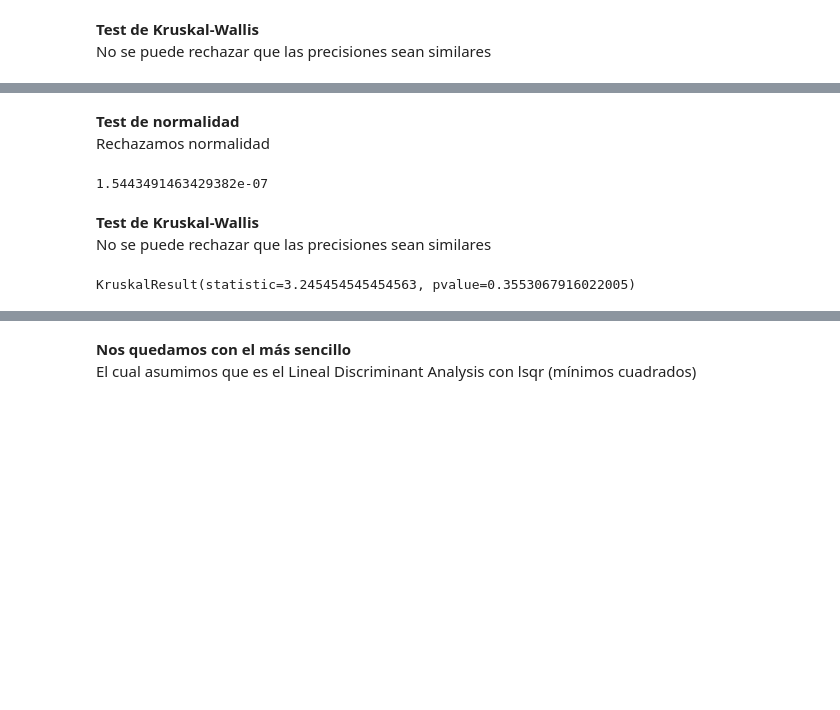
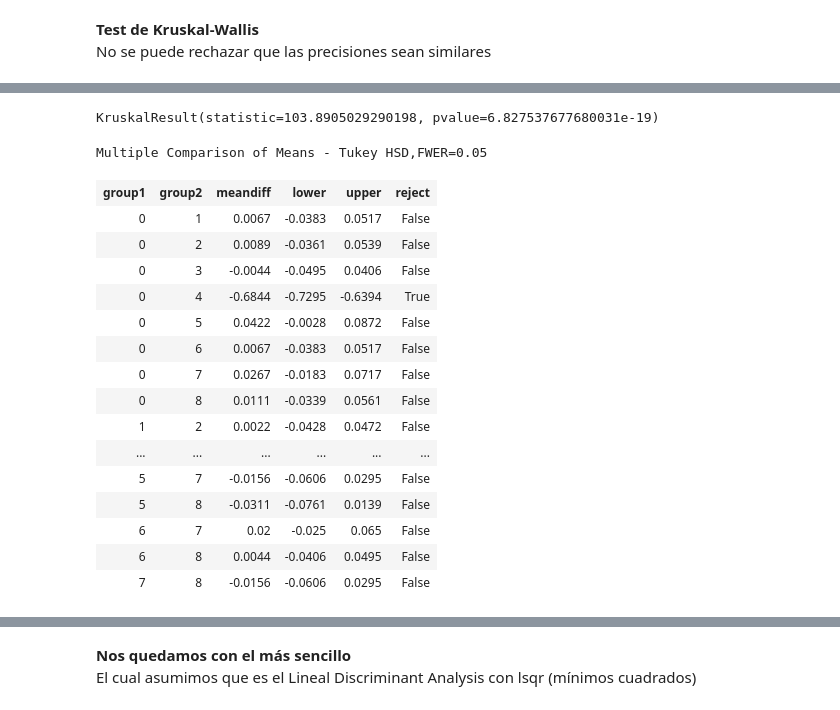
Before and after one commit to iagooteroc/int_computacional, a Jupyter notebook: p2.ipynb, the cells around one changed output, grey strips where cells are left out. Drawn from its saved outputs; the diff is of its cells as text; code cells hidden in the pictures; blank space fills up the shorter version.

```diff
--- a/p2.ipynb
+++ b/p2.ipynb
@@ -156,3 +201,17 @@ resultados_test = np.reshape(resultados_test,(30,3),order='F')
+# %%
+
+test_indices2 = []
+for _ in range(3):
+    for train_index, test_index in kf.split(X):
+        X_train, X_valid, y_train, y_valid = train_test_split(X[train_index],y[train_index],test_size=1/9)
+        test_indices2.append(test_index)
+        alg = QuadraticDiscriminantAnalysis(priors=np.array([1/3, 1/3, 1/3]))
+        alg.fit(X_train, y_train)
+        resultados_train.append(alg.score(X_train, y_train))
+        resultados_valid.append(alg.score(X_valid, y_valid))
+res_train = np.hstack((res_train, np.array(resultados_train,ndmin=2).T))
+res_valid = np.hstack((res_valid, np.array(resultados_valid,ndmin=2).T))
+test_indices.append(test_indices2)
 # %% [markdown]
 **Test de normalidad**
 Rechazamos normalidad
@@ -178,29 +227,27 @@ KruskalResult(statistic=3.2040000000000193, pvalue=0.20149312848263937)
-# %%
-kf = KFold(n_splits=10)
-resultados_trainq = []
-resultados_testq = []
-for _ in range(3):
-    for train_index, test_index in kf.split(X):
-        X_train, X_test = X[train_index], X[test_index]
-        y_train, y_test = y[train_index], y[test_index]
-        alg = QuadraticDiscriminantAnalysis(priors=np.array([1/3, 1/3, 1/3]))
-        alg.fit(X_train, y_train)
-        resultados_trainq.append(alg.score(X_train, y_train))
-        resultados_testq.append(alg.score(X_test, y_test))
-# %% [markdown]
-**Test de normalidad**
-Rechazamos normalidad
-# %%
-print(stats.shapiro(resultados_testq)[1])
-# %% [output]
-1.5443491463429382e-07
-# %% [markdown]
-**Test de Kruskal-Wallis**
-No se puede rechazar que las precisiones sean similares
-# %%
-print(stats.kruskal(resultados_test[:,0],
-                    resultados_test[:,1],
-                    resultados_test[:,2],
-                    resultados_testq))
-# %% [output]
-KruskalResult(statistic=3.245454545454563, pvalue=0.3553067916022005)
+# %%
+print(stats.kruskal(*zip(*list(res_valid))))
+# %% [output]
+KruskalResult(statistic=103.8905029290198, pvalue=6.827537677680031e-19)
+# %%
+labels = [str(i) for i in range(res_valid.shape[1]) for _ in range(res_valid.shape[0])]
+arr_valid = res_valid.flatten('F')
+resultados = pairwise_tukeyhsd(arr_valid,labels)
+resultados.summary()
+# %% [output]
+Multiple Comparison of Means - Tukey HSD,FWER=0.05
+| group1 | group2 | meandiff | lower | upper | reject |
+| 0 | 1 | 0.0067 | -0.0383 | 0.0517 | False |
+| 0 | 2 | 0.0089 | -0.0361 | 0.0539 | False |
+| 0 | 3 | -0.0044 | -0.0495 | 0.0406 | False |
+| 0 | 4 | -0.6844 | -0.7295 | -0.6394 | True |
+| 0 | 5 | 0.0422 | -0.0028 | 0.0872 | False |
+| 0 | 6 | 0.0067 | -0.0383 | 0.0517 | False |
+| 0 | 7 | 0.0267 | -0.0183 | 0.0717 | False |
+| 0 | 8 | 0.0111 | -0.0339 | 0.0561 | False |
+| 1 | 2 | 0.0022 | -0.0428 | 0.0472 | False |
+| ... | ... | ... | ... | ... | ... |
+| 5 | 7 | -0.0156 | -0.0606 | 0.0295 | False |
+| 5 | 8 | -0.0311 | -0.0761 | 0.0139 | False |
+| 6 | 7 | 0.02 | -0.025 | 0.065 | False |
+| 6 | 8 | 0.0044 | -0.0406 | 0.0495 | False |
+| 7 | 8 | -0.0156 | -0.0606 | 0.0295 | False |
```
Also changed, not shown: parts of 16 cells of this notebook, 1 other file.
